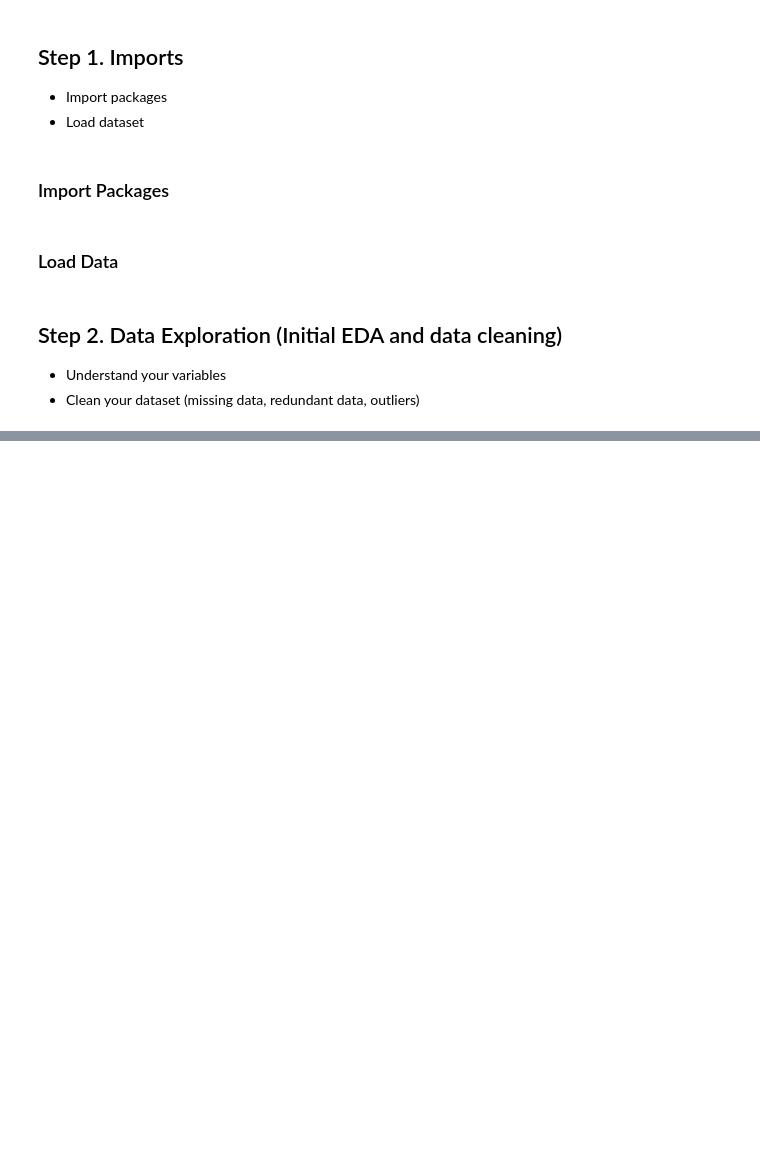
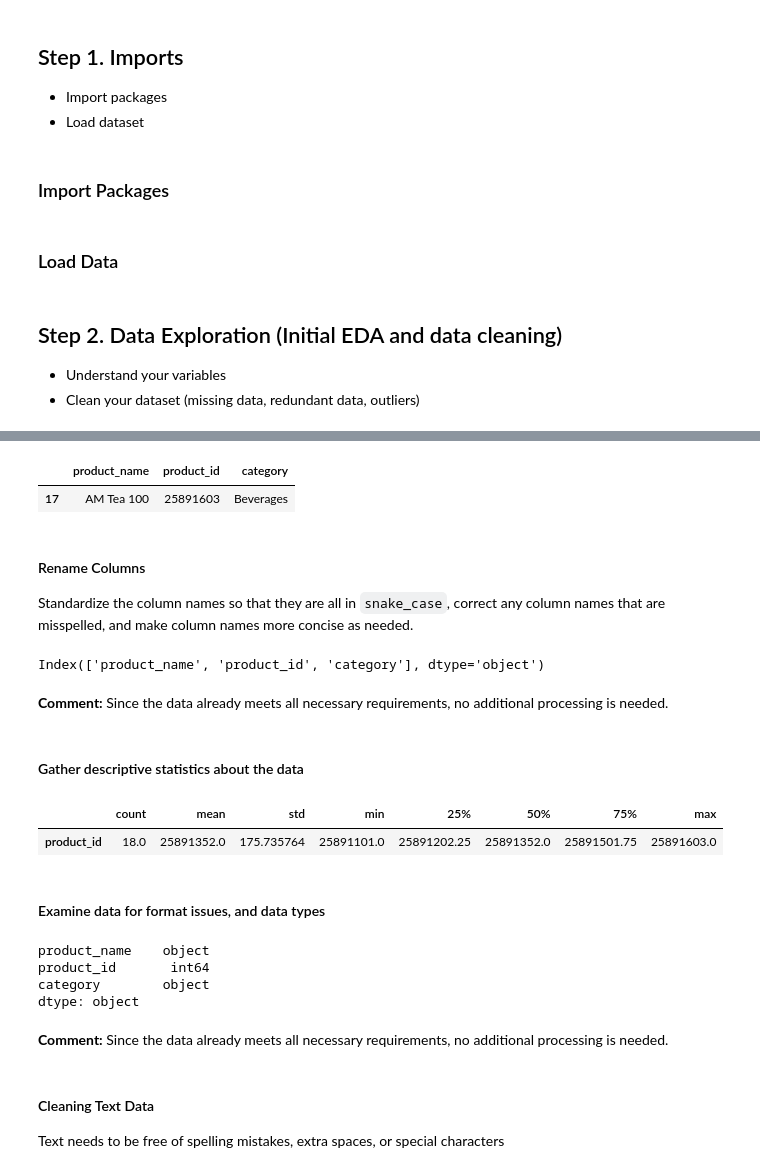
Before and after one commit to WalterEdwardd/AtliQ_Mart-Supply_Chain_Improvement_Project, a Jupyter notebook: notebooks/processed_data.ipynb, the cells around one changed output, grey strips where cells are left out. Drawn from its saved outputs; the diff is of its cells as text; code cells hidden in the pictures; blank space fills up the shorter version.

```diff
--- a/notebooks/processed_data.ipynb
+++ b/notebooks/processed_data.ipynb
@@ -40,0 +302,41 @@ fact_orders_aggregate = pd.read_csv("C:/Users/PC/Downloads/AtliQ_Mart-Supply_Cha
+# %%
+# last records
+dim_products.tail(1)
+# %% [output]
+|  | product_name | product_id | category |
+| 17 | AM Tea 100 | 25891603 | Beverages |
+# %% [markdown]
+#### Rename Columns
+Standardize the column names so that they are all in `snake_case`, correct any column names that are misspelled, and make column names more concise as needed.
+# %%
+# display all column names
+dim_products.columns
+# %% [output]
+Index(['product_name', 'product_id', 'category'], dtype='object')
+# %% [markdown]
+**Comment:**
+Since the data already meets all necessary requirements, no additional processing is needed.
+# %% [markdown]
+#### Gather descriptive statistics about the data
+# %%
+# gather descriptive statistics about the data
+dim_products.describe().T
+# %% [output]
+|  | count | mean | std | min | 25% | 50% | 75% | max |
+| product_id | 18.0 | 25891352.0 | 175.735764 | 25891101.0 | 25891202.25 | 25891352.0 | 25891501.75 | 25891603.0 |
+# %% [markdown]
+#### Examine data for format issues, and data types
+# %%
+# check for datatypes
+dim_products.dtypes
+# %% [output]
+product_name    object
+product_id       int64
+category        object
+dtype: object
+# %% [markdown]
+**Comment:**
+Since the data already meets all necessary requirements, no additional processing is needed.
+# %% [markdown]
+#### Cleaning Text Data
+Text needs to be free of spelling mistakes, extra spaces, or special characters
```
Also changed, not shown: parts of 136 cells of this notebook.
